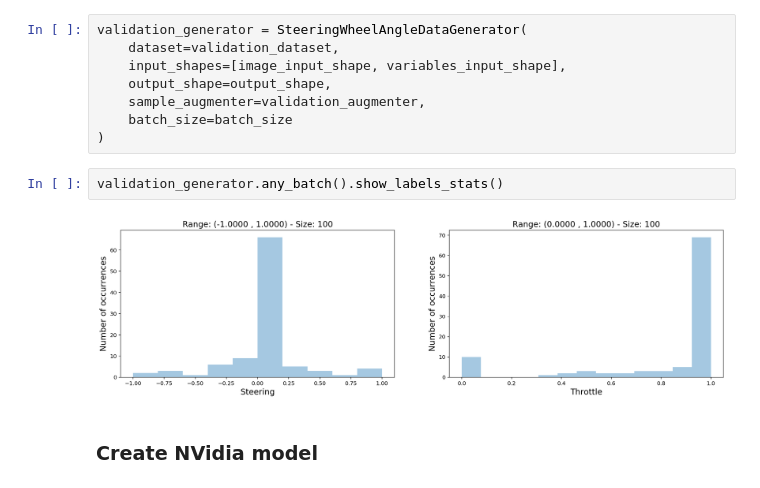
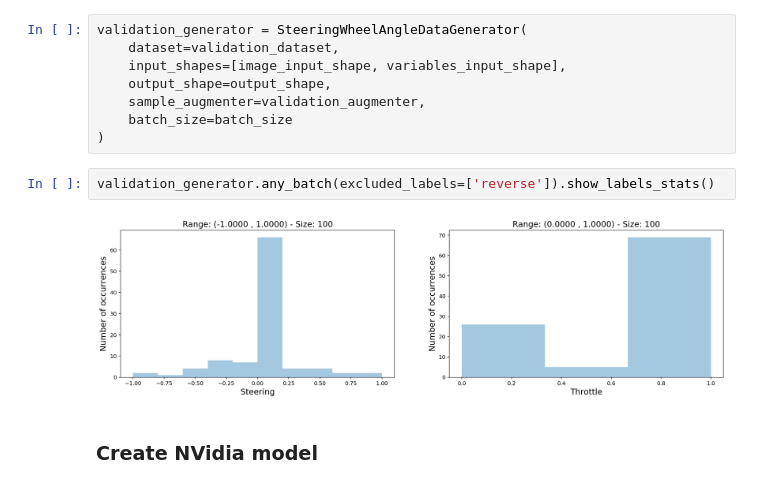
Before and after one commit to adrianmarino/self-driving-car-model, a Jupyter notebook: model-analysis.ipynb, the cells around one changed output. Drawn from its saved outputs; the diff is of its cells as text.

```diff
--- a/model-analysis.ipynb
+++ b/model-analysis.ipynb
@@ -342,9 +344,9 @@ validation_generator = SteeringWheelAngleDataGenerator(
     batch_size=batch_size
 )
 # %%
-validation_generator.any_batch().show_labels_stats()
+validation_generator.any_batch(excluded_labels=['reverse']).show_labels_stats()
 # %% [output]
-[figure, old version]
+[figure, new version]
 # %% [markdown]
 ### Create NVidia model
 # %%
```
Also changed, not shown: parts of 16 cells of this notebook, 8 other files.
